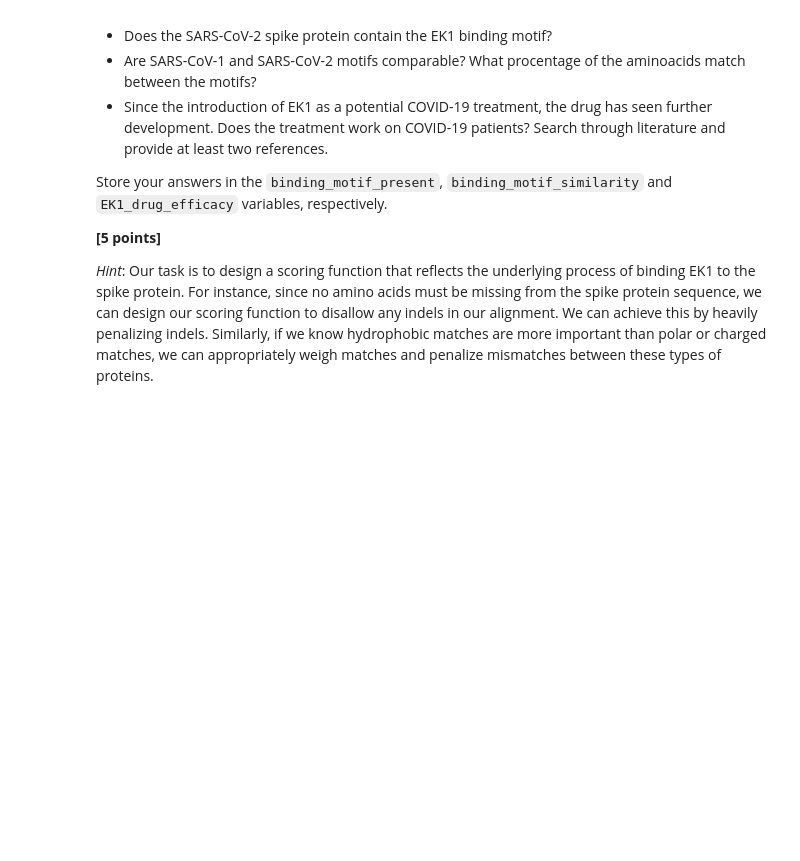
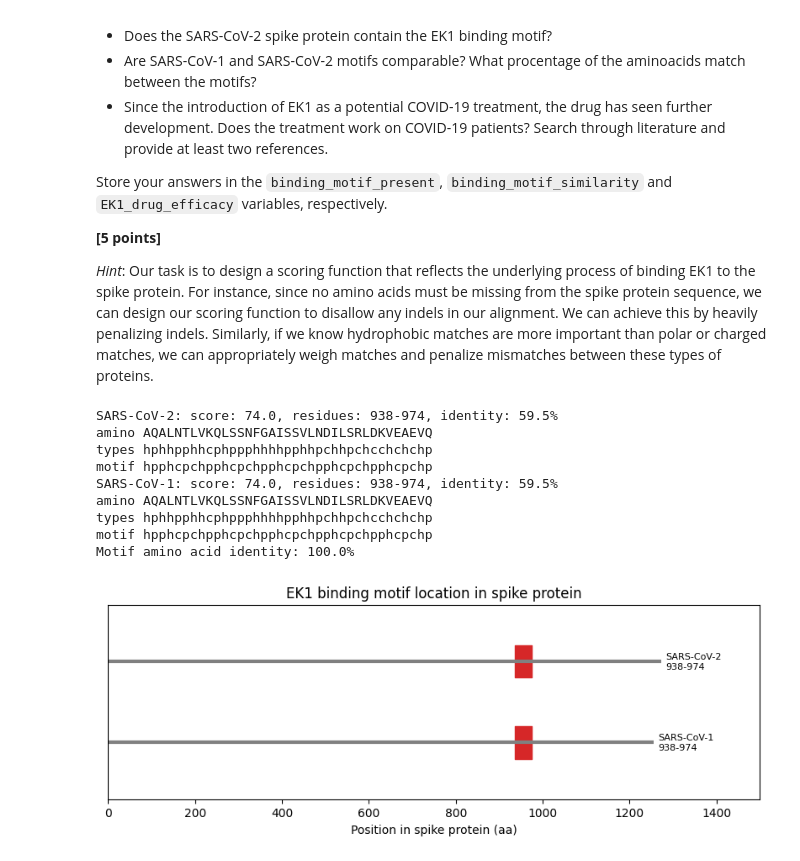
Before and after one commit to Syzygy13/BINF3020, a Jupyter notebook: gene_func_workbook.ipynb, the cells around one changed output. Cells and saved outputs as stored; diff of their text form; code cells hidden in the pictures; blank space fills up the shorter version.

Commit message:
initialised everything before implementation. made scoring function

```diff
--- a/gene_func_workbook.ipynb
+++ b/gene_func_workbook.ipynb
@@ -351,3 +347,48 @@ Does the SARS-CoV-2 spike protein contain the EK1 binding motif?
+# %%
+import pandas as pd
+import matplotlib.pyplot as plt
+from Bio import SeqIO
+from helper_functions import local_alignment
+
+props = pd.read_csv("data/aminoacid_properties.csv")
+aa_type = dict(zip(props["aminoacid"], props["polarity"]))
+motif = "hpphcpc" * 6
+
+def ek1_scoring(aa, m):
+    if aa == "-" or m == "-":
+        return -100
+    t = aa_type.get(aa)
+    score = 0
+    if t == m and m == "h":
+        score = 8
+    elif t == m:
+        score = 4
+    elif m == "h" or t == "h":
+        score = -6
+    else:
+        score = -2
+    return score
+
+all_spikes = {"SARS-CoV-2": sars_cov_2_spike}
+for virus, reference_spike in references:
+    if virus == "Human-SARS":
+        all_spikes["SARS-CoV-1"] = reference_spike
+        break
+
+binding_motif_present = """
+Does the SARS-CoV-2 spike protein contain the EK1 binding motif?
+"""
+# %% [output]
+SARS-CoV-2: score: 74.0, residues: 938-974, identity: 59.5%
+amino AQALNTLVKQLSSNFGAISSVLNDILSRLDKVEAEVQ
+types hphhpphhcphppphhhhpphhpchhpchcchchchp
+motif hpphcpchpphcpchpphcpchpphcpchpphcpchp
+SARS-CoV-1: score: 74.0, residues: 938-974, identity: 59.5%
+amino AQALNTLVKQLSSNFGAISSVLNDILSRLDKVEAEVQ
+types hphhpphhcphppphhhhpphhpchhpchcchchchp
+motif hpphcpchpphcpchpphcpchpphcpchpphcpchp
+Motif amino acid identity: 100.0%
+[figure, added]
 # %%
 binding_motif_similarity = """
 Are SARS-CoV-1 and SARS-CoV-2 motifs comparable? What percentage of the aminoacids match between the motifs?
```
Also changed, not shown: parts of 1 cell of this notebook, 1 other file.
